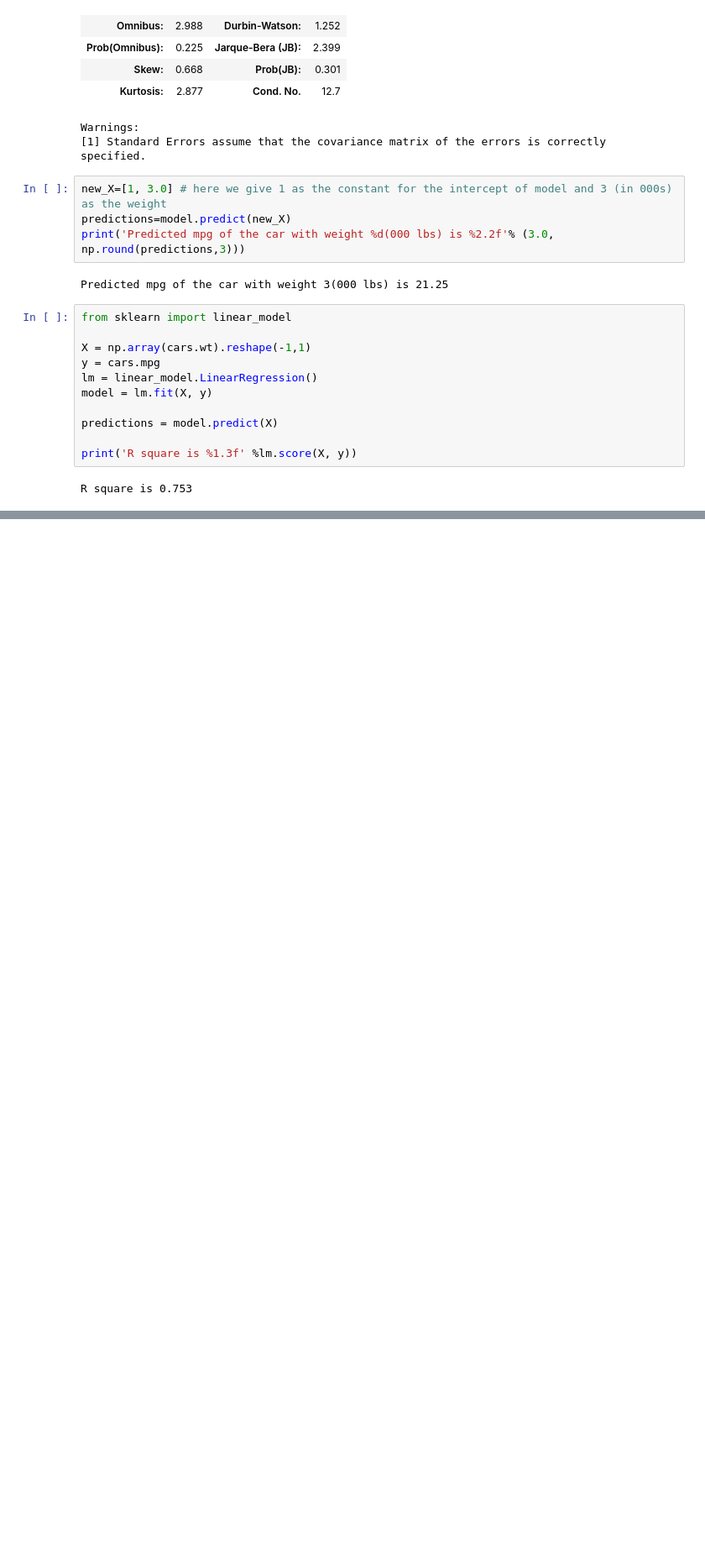
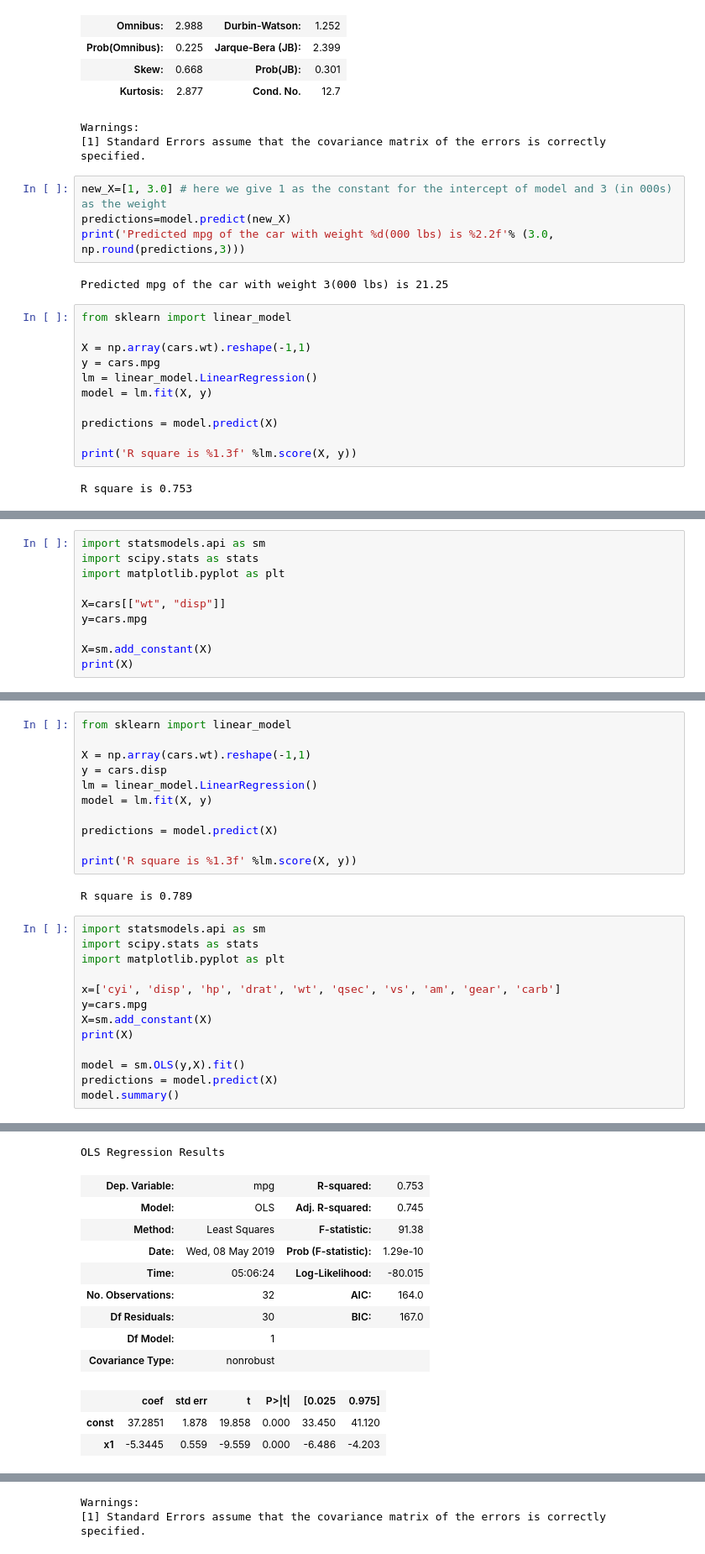
Before and after one commit to varmakm/Python_Training, a Jupyter notebook: Python_ML_Training.ipynb, the cells around one changed output, grey strips where cells are left out. Shown: that part at 84% size. Saved outputs shown, nothing was run; the diff lists cells and outputs as text; blank space fills up the shorter version.

```diff
--- a/Python_ML_Training.ipynb
+++ b/Python_ML_Training.ipynb
@@ -489,0 +510,10 @@ R square is 0.753
+# %%
+import statsmodels.api as sm
+import scipy.stats as stats
+import matplotlib.pyplot as plt
+
+X=cars[["wt", "disp"]]
+y=cars.mpg
+
+X=sm.add_constant(X)
+print(X)
@@ -489,0 +538,27 @@ R square is 0.753
+# %%
+from sklearn import linear_model
+
+X = np.array(cars.wt).reshape(-1,1)
+y = cars.disp
+lm = linear_model.LinearRegression()
+model = lm.fit(X, y)
+
+predictions = model.predict(X)
+
+print('R square is %1.3f' %lm.score(X, y))
+# %% [output]
+R square is 0.789
+# %%
+import statsmodels.api as sm
+import scipy.stats as stats
+import matplotlib.pyplot as plt
+
+x=['cyi', 'disp', 'hp', 'drat', 'wt', 'qsec', 'vs', 'am', 'gear', 'carb']
+y=cars.mpg
+X=sm.add_constant(X)
+print(X)
+
+model = sm.OLS(y,X).fit()
+predictions = model.predict(X)
+model.summary()
+# %% [output]
@@ -489,0 +582,13 @@ R square is 0.753
+OLS Regression Results
+| Dep. Variable: | mpg | R-squared: | 0.753 |
+| Model: | OLS | Adj. R-squared: | 0.745 |
+| Method: | Least Squares | F-statistic: | 91.38 |
+| Date: | Wed, 08 May 2019 | Prob (F-statistic): | 1.29e-10 |
+| Time: | 05:06:24 | Log-Likelihood: | -80.015 |
+| No. Observations: | 32 | AIC: | 164.0 |
+| Df Residuals: | 30 | BIC: | 167.0 |
+| Df Model: | 1 |  |  |
+| Covariance Type: | nonrobust |  |  |
+|  | coef | std err | t | P>|t| | [0.025 | 0.975] |
+| const | 37.2851 | 1.878 | 19.858 | 0.000 | 33.450 | 41.120 |
+| x1 | -5.3445 | 0.559 | -9.559 | 0.000 | -6.486 | -4.203 |
@@ -489,0 +599,2 @@ R square is 0.753
+Warnings:
+[1] Standard Errors assume that the covariance matrix of the errors is correctly specified.
```
Also changed, not shown: parts of 13 cells of this notebook.
